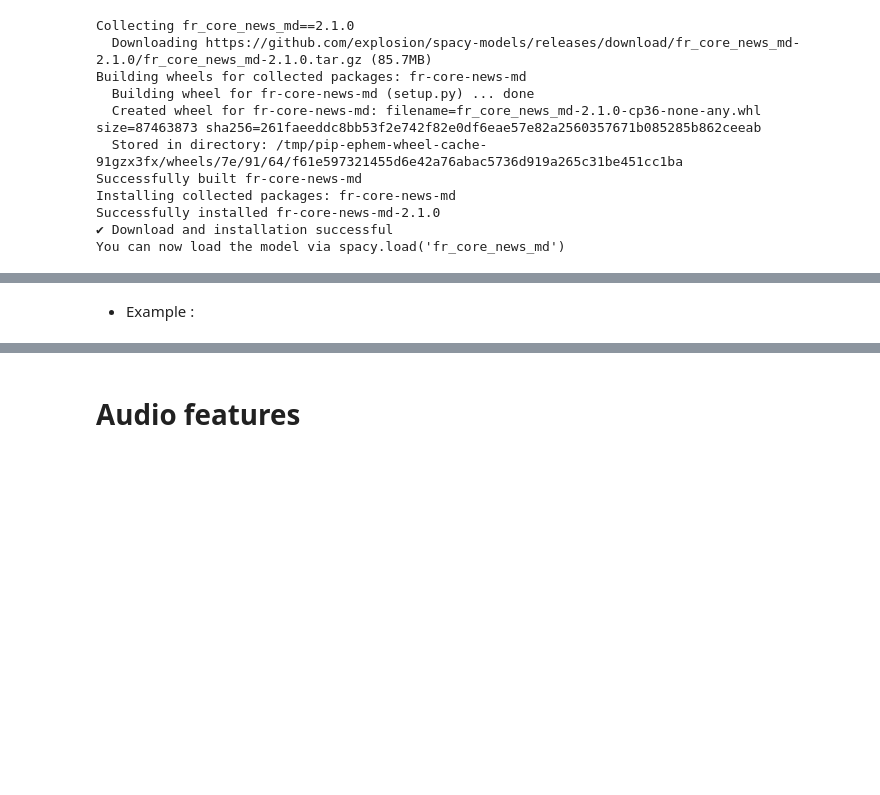
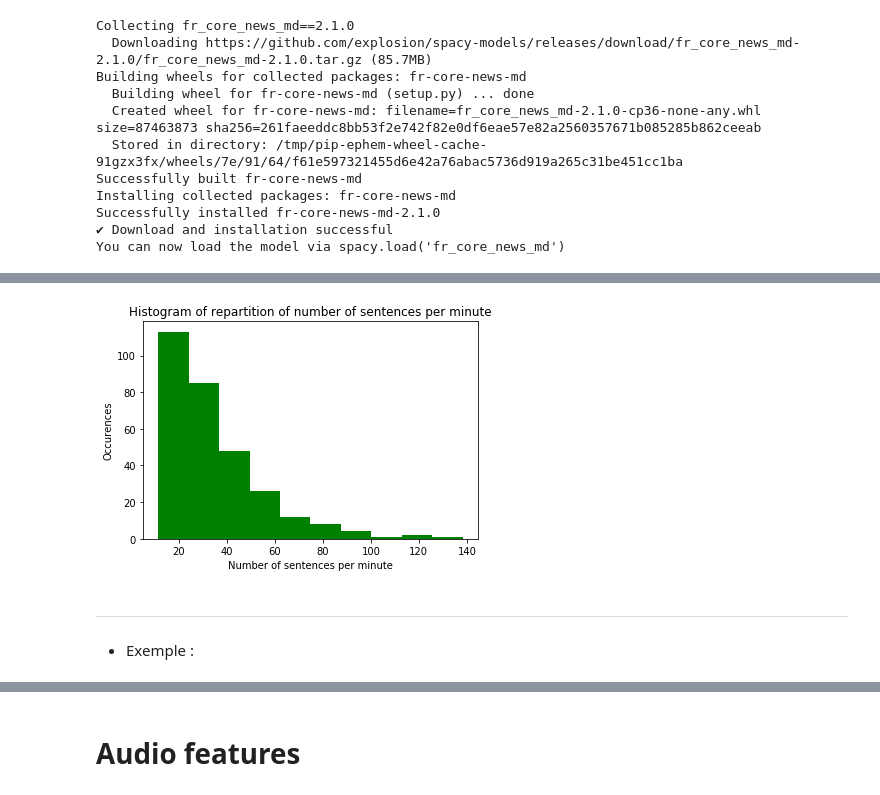
Before and after one commit to vincentnam/Project-Archean, a Jupyter notebook: ChallengeM2SID_2019.ipynb, the cells around one changed output, grey strips where cells are left out. Saved outputs shown, nothing was run; the diff lists cells and outputs as text; code cells hidden in the pictures; blank space fills up the shorter version.

```diff
--- a/ChallengeM2SID_2019.ipynb
+++ b/ChallengeM2SID_2019.ipynb
@@ -817,5 +998,18 @@ dic_len_sentence, dic_nb_sentence = get_length_sentences_nb(dic_docs_sent,
+# %%
+plt.hist(dic_nb_sentence.values(), color ='g' )
+plt.xlabel('Number of sentences per minute')
+plt.ylabel('Occurences')
+plt.title('Histogram of repartition of number of sentences per minute')
+plt.show()
+# %% [output]
+[figure, added]
 # %% [markdown]
-*   Example :
+
+
+---
+
+
+*   Exemple :
 # %%
 # Example on video 226_6 : Cyrano de Bergerac
 
```
Also changed, not shown: parts of 113 cells of this notebook.
